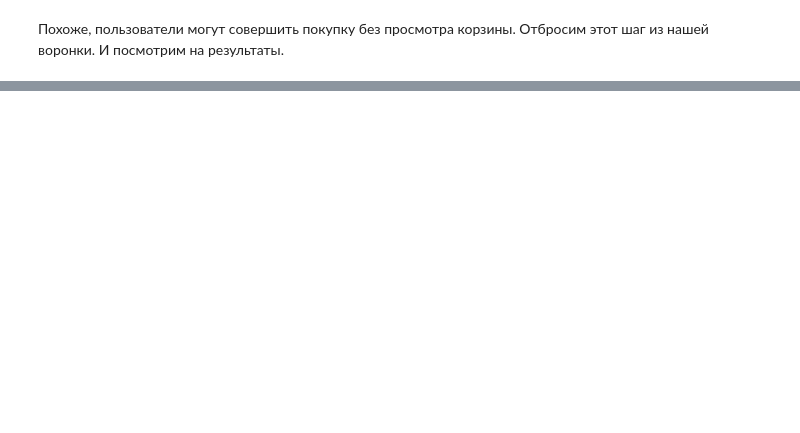
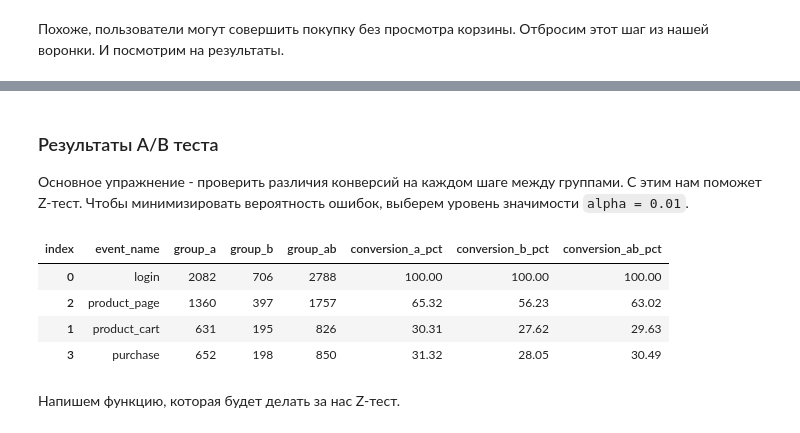
Before and after one commit to mskhmelik/prj_ab_test, a Jupyter notebook: prj_ab_test.ipynb, the cells around one changed output, grey strips where cells are left out. Saved outputs shown, nothing was run; the diff lists cells and outputs as text; code cells hidden in the pictures; blank space fills up the shorter version.

```diff
--- a/prj_ab_test.ipynb
+++ b/prj_ab_test.ipynb
@@ -525,0 +531,14 @@ fig.show()
+# %% [markdown]
+### Результаты А/В теста
+
+Основное упражнение - проверить различия конверсий на каждом шаге между группами. С этим нам поможет Z-тест. Чтобы минимизировать вероятность ошибок, выберем уровень значимости `alpha = 0.01`.
+# %%
+display(pvt_funnel)
+# %% [output]
+| index | event_name | group_a | group_b | group_ab | conversion_a_pct | conversion_b_pct | conversion_ab_pct |
+| 0 | login | 2082 | 706 | 2788 | 100.00 | 100.00 | 100.00 |
+| 2 | product_page | 1360 | 397 | 1757 | 65.32 | 56.23 | 63.02 |
+| 1 | product_cart | 631 | 195 | 826 | 30.31 | 27.62 | 29.63 |
+| 3 | purchase | 652 | 198 | 850 | 31.32 | 28.05 | 30.49 |
+# %% [markdown]
+Напишем функцию, которая будет делать за нас Z-тест.
```
Also changed, not shown: parts of 11 cells of this notebook.
